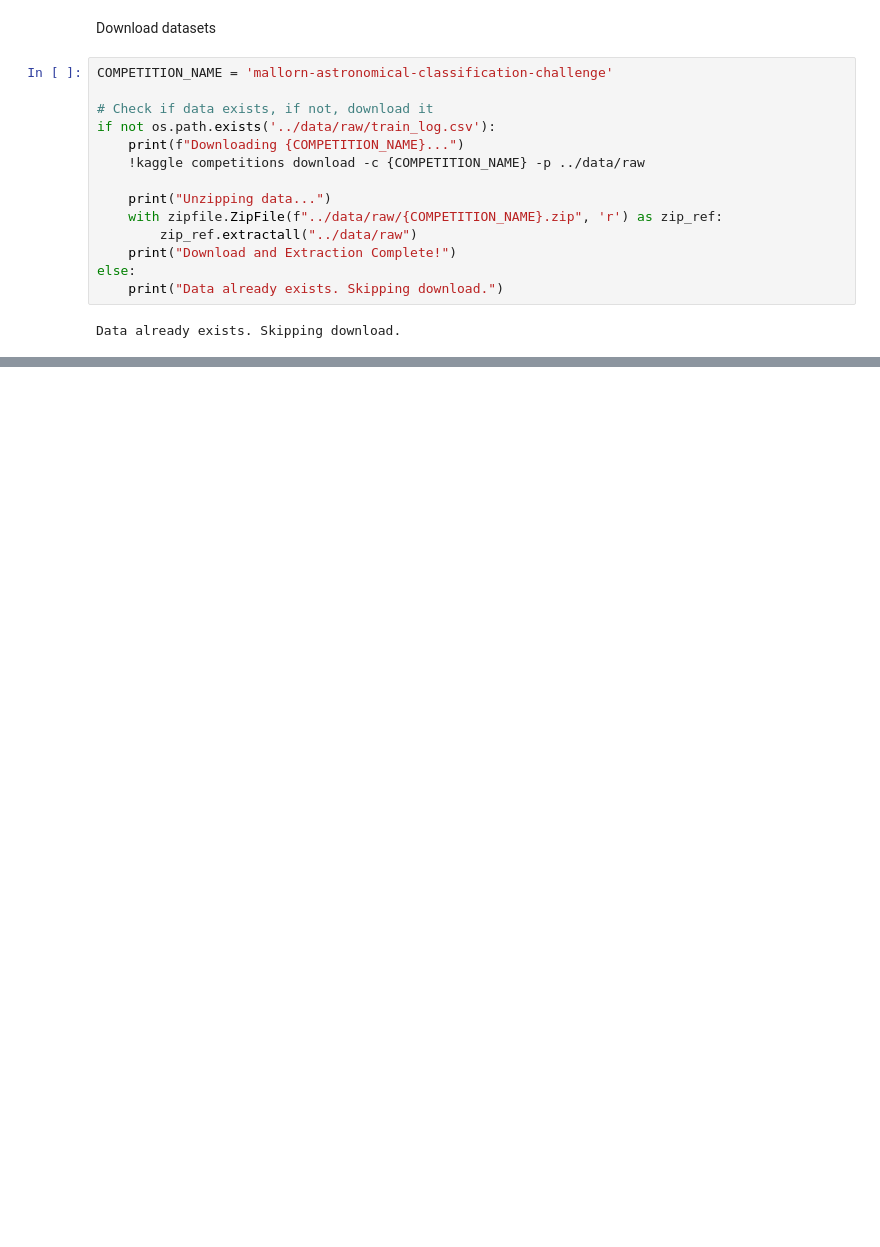
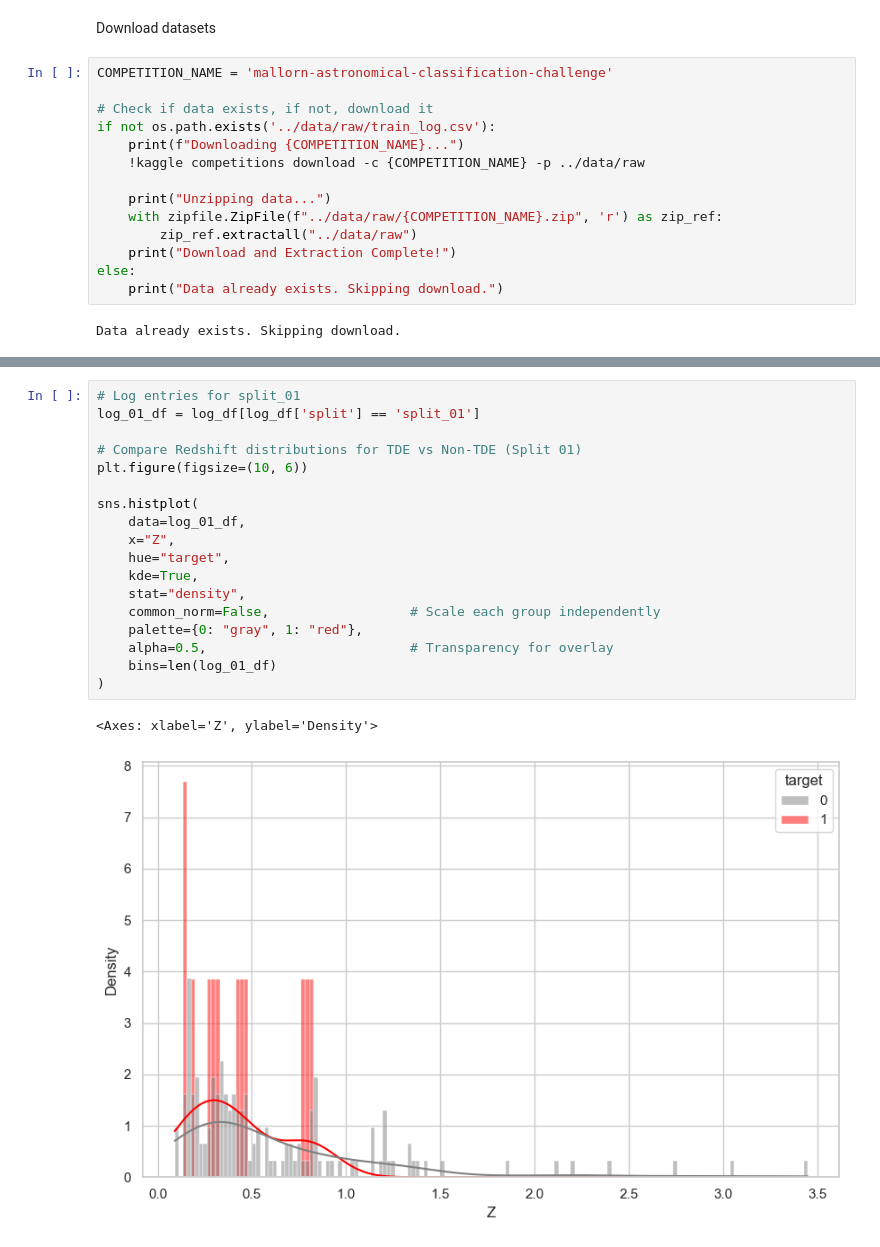
Before and after one commit to EnderMagician/ML-Final, a Jupyter notebook: notebooks/01_exploration.ipynb, the cells around one changed output, grey strips where cells are left out. Saved outputs shown, nothing was run; the diff lists cells and outputs as text; blank space fills up the shorter version.

```diff
--- a/notebooks/01_exploration.ipynb
+++ b/notebooks/01_exploration.ipynb
@@ -60,0 +188,21 @@ Data already exists. Skipping download.
+# %%
+# Log entries for split_01
+log_01_df = log_df[log_df['split'] == 'split_01']
+
+# Compare Redshift distributions for TDE vs Non-TDE (Split 01)
+plt.figure(figsize=(10, 6))
+
+sns.histplot(
+    data=log_01_df,
+    x="Z",
+    hue="target",
+    kde=True,
+    stat="density",
+    common_norm=False,                  # Scale each group independently
+    palette={0: "gray", 1: "red"},
+    alpha=0.5,                          # Transparency for overlay
+    bins=len(log_01_df)
+)
+# %% [output]
+<Axes: xlabel='Z', ylabel='Density'>
+[figure, added]
```
Also changed, not shown: parts of 28 cells of this notebook, 8 other files.
